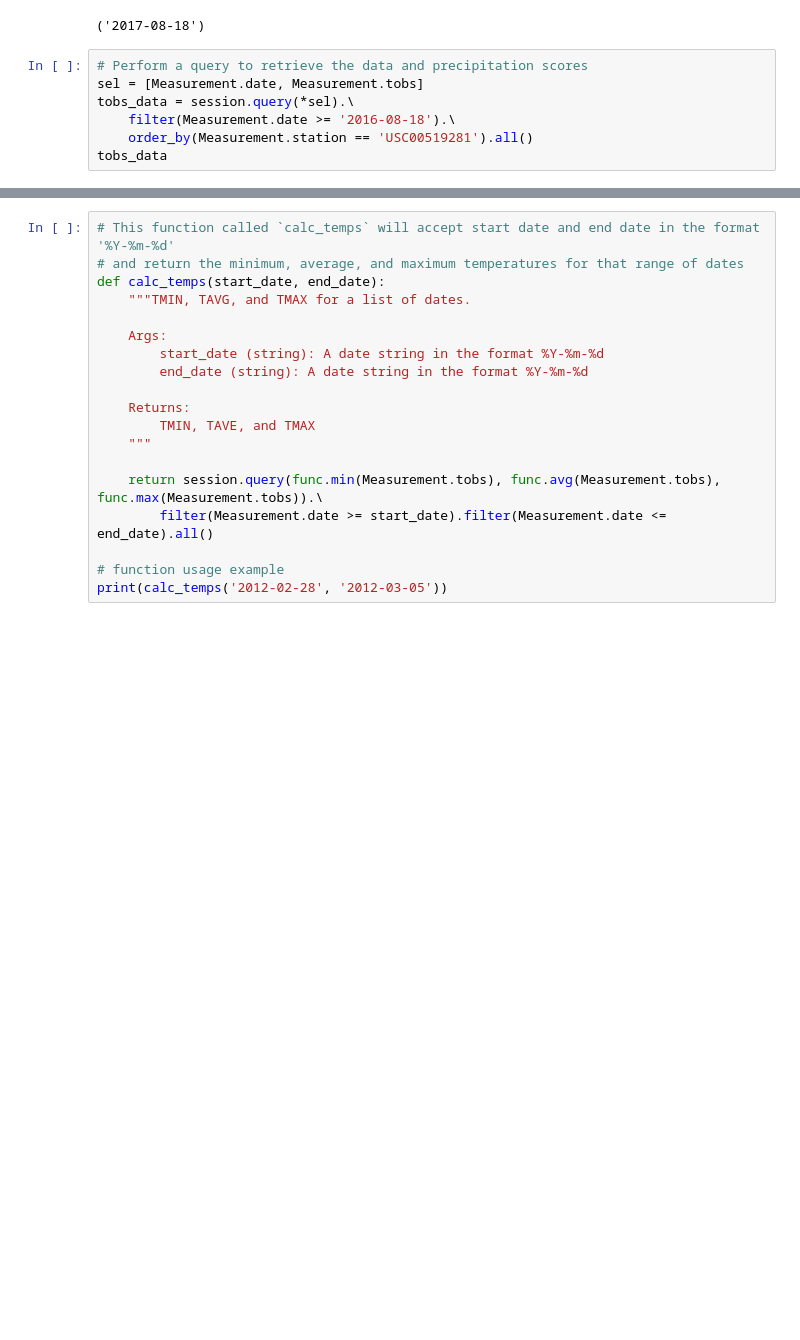
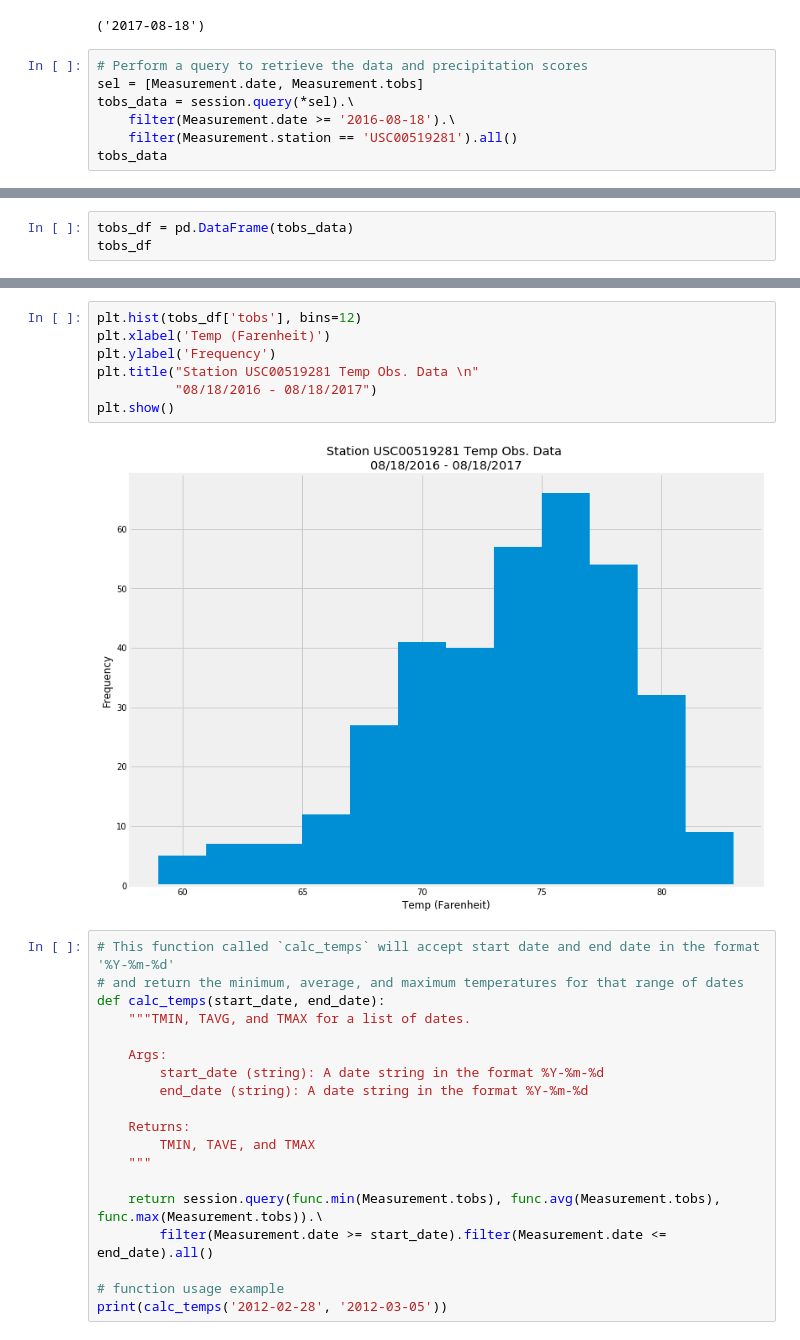
Before and after one commit to VallieTracy/sqlalchemy-challenge, a Jupyter notebook: main.ipynb, the cells around one changed output, grey strips where cells are left out. Cells and saved outputs as stored; diff of their text form; blank space fills up the shorter version.

```diff
--- a/main.ipynb
+++ b/main.ipynb
@@ -207,7 +225,7 @@ last_date
 sel = [Measurement.date, Measurement.tobs]
 tobs_data = session.query(*sel).\
     filter(Measurement.date >= '2016-08-18').\
-    order_by(Measurement.station == 'USC00519281').all()
+    filter(Measurement.station == 'USC00519281').all()
 tobs_data
 # %% [output]
 [('2016-08-18', 80.0),
@@ -229,0 +248,3 @@ tobs_data
+# %%
+tobs_df = pd.DataFrame(tobs_data)
+tobs_df
@@ -230,3 +265,12 @@ tobs_data
+# %%
+plt.hist(tobs_df['tobs'], bins=12)
+plt.xlabel('Temp (Farenheit)')
+plt.ylabel('Frequency')
+plt.title("Station USC00519281 Temp Obs. Data \n"
+          "08/18/2016 - 08/18/2017")
+plt.show()
+# %% [output]
+[figure, added]
 # %%
 # This function called `calc_temps` will accept start date and end date in the format '%Y-%m-%d'
 # and return the minimum, average, and maximum temperatures for that range of dates
```
Also changed, not shown: parts of 7 cells of this notebook.
